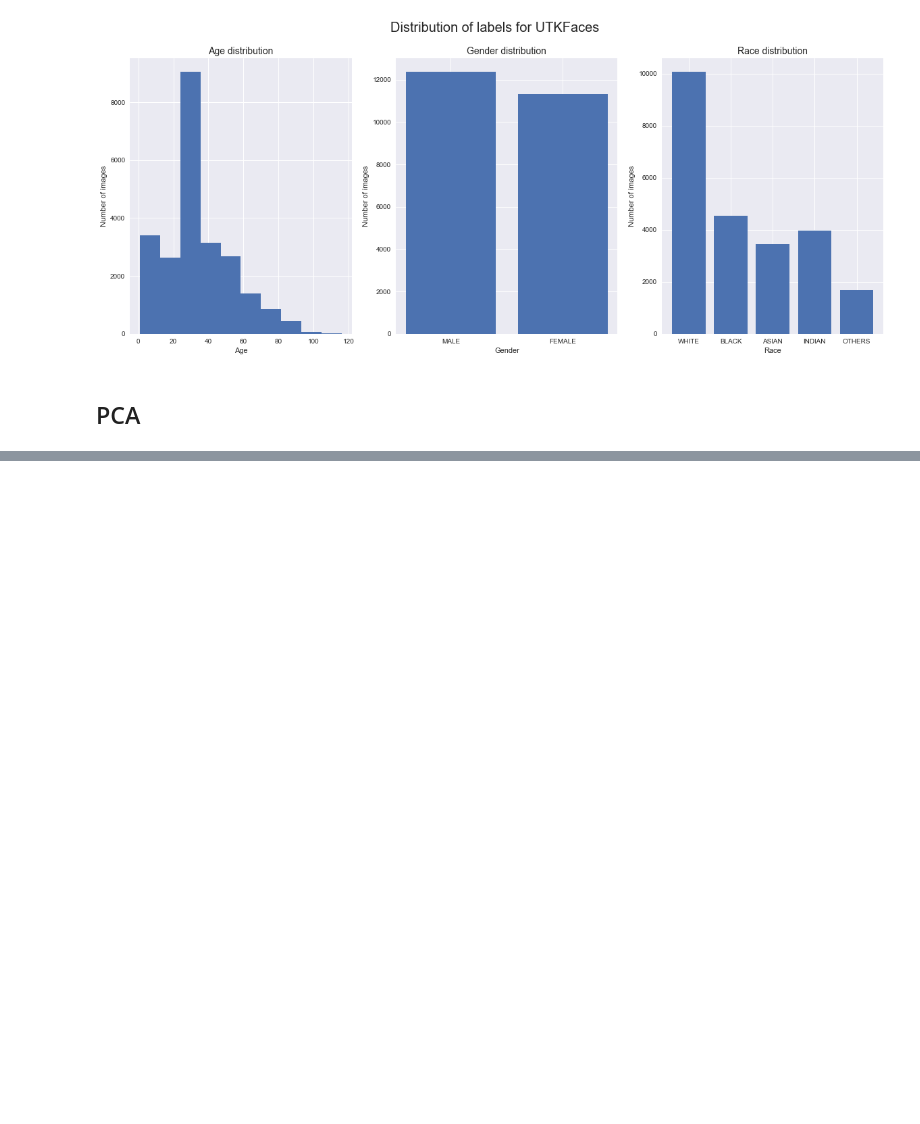
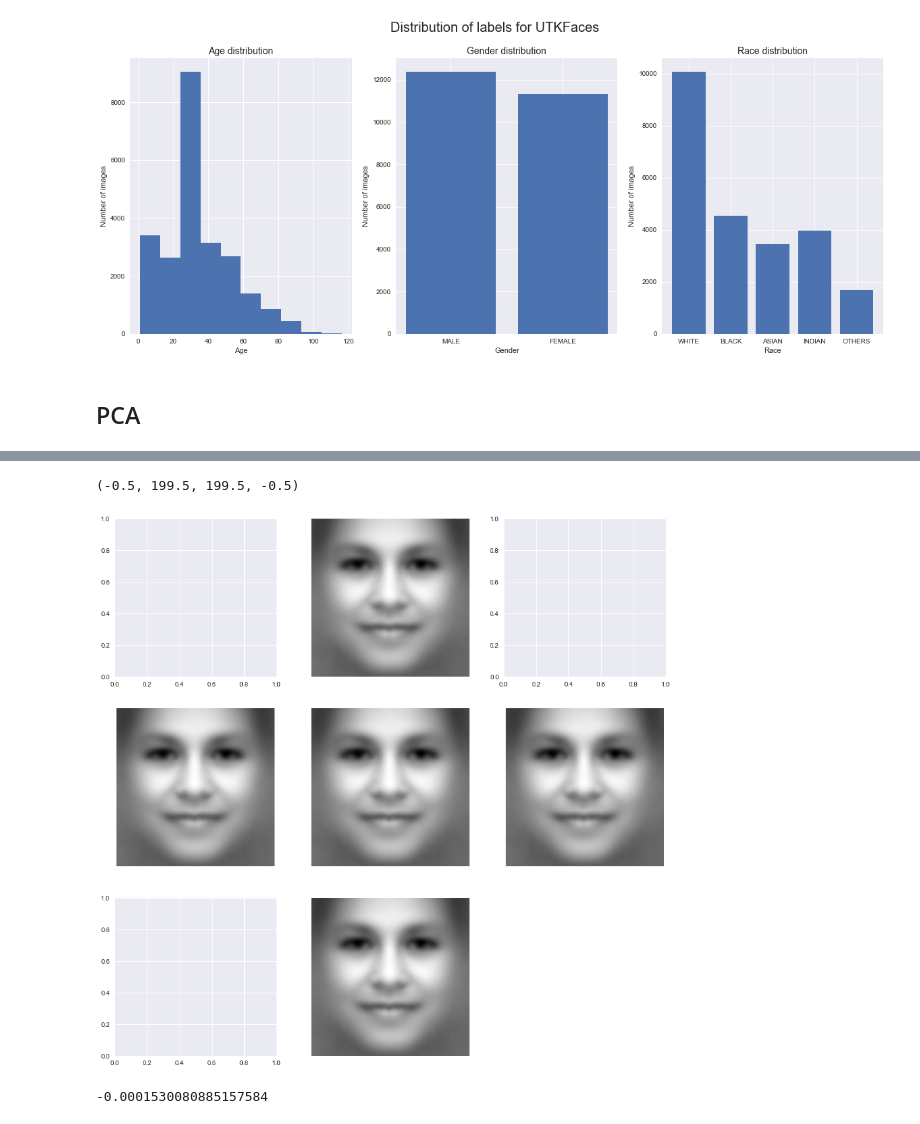
Before and after one commit to s183920/02582_Computational_Data_Analysis_Case2, a Jupyter notebook: exploratory.ipynb, the cells around one changed output, grey strips where cells are left out. Cells and saved outputs as stored; diff of their text form; code cells hidden in the pictures; blank space fills up the shorter version.

```diff
--- a/exploratory.ipynb
+++ b/exploratory.ipynb
@@ -91,0 +90,32 @@ eigenfaces.shape[0]//ncols
+# %%
+# plot eigenfaces in 2D space
+fig, ax = plt.subplots(3,3, figsize = (15, 15))
+
+plt.axis("off")
+
+ax[1, 1].imshow(inv_trns(pca.mean_).reshape(h, w), cmap = "gray")
+ax[1,1].axis("off")
+
+im = inv_trns((pca.mean_.reshape(h, w)-eigenfaces[0]).flatten()).reshape(h, w)
+ax[1, 0].imshow(im, cmap = "gray")
+ax[1,0].axis("off")
+
+im = inv_trns((pca.mean_.reshape(h, w)+eigenfaces[0]).flatten()).reshape(h, w)
+ax[1,2].imshow(im, cmap = "gray")
+ax[1,2].axis("off")
+
+im = inv_trns((pca.mean_.reshape(h, w)-eigenfaces[1]).flatten()).reshape(h, w)
+ax[2,1].imshow(im, cmap = "gray")
+ax[2,1].axis("off")
+
+im = inv_trns((pca.mean_.reshape(h, w)+eigenfaces[1]).flatten()).reshape(h, w)
+ax[0,1].imshow(im, cmap = "gray")
+ax[0,1].axis("off")
+# %% [output]
+(-0.5, 199.5, 199.5, -0.5)
+[figure, added]
+# %%
+pca.mean_.mean(axis = 0)
+eigenfaces.flatten().mean(axis = 0)
+# %% [output]
+-0.0001530080885157584
```
Also changed, not shown: parts of 3 cells of this notebook.
